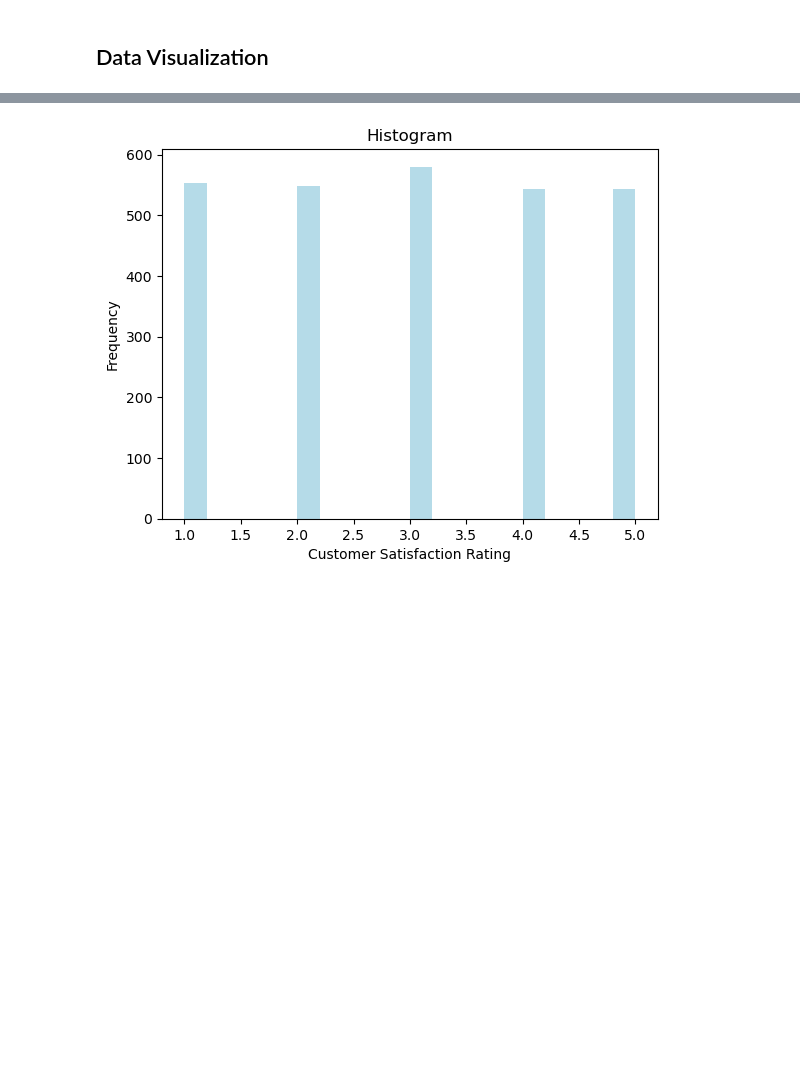
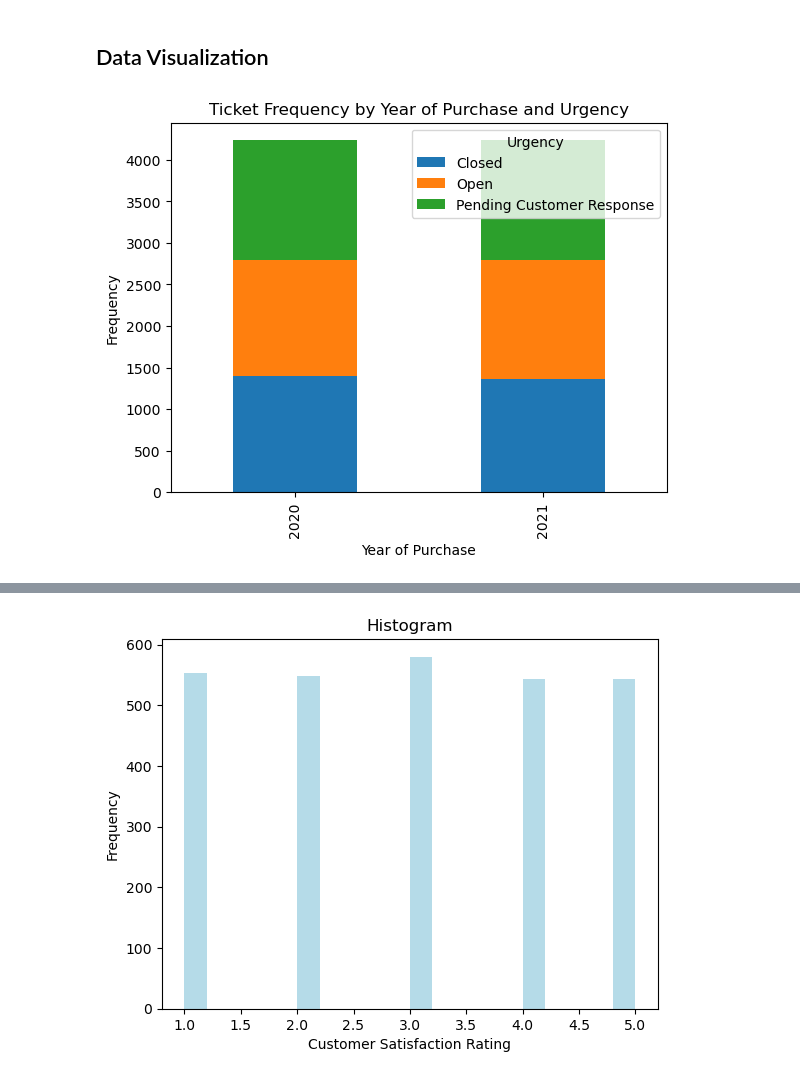
Before and after one commit to andkuster/customer-support-ticket, a Jupyter notebook: portfolio_sentimental_analysis.ipynb, the cells around one changed output, grey strips where cells are left out. Cells and saved outputs as stored; diff of their text form; code cells hidden in the pictures; blank space fills up the shorter version.

```diff
--- a/portfolio_sentimental_analysis.ipynb
+++ b/portfolio_sentimental_analysis.ipynb
@@ -181,3 +181,22 @@ df.describe().transpose()
 | Customer Satisfaction Rating | 2769.0 | 2.991333 | 1.407016 | 1.0 | 2.0 | 3.0 | 4.0 | 5.0 |
 # %% [markdown]
 ## Data Visualization
+# %%
+# Converting date string to datetime
+df['Date of Purchase'] = pd.to_datetime(df['Date of Purchase'])
+
+# Extracting month from Date column
+df['Month'] = df['Date of Purchase'].dt.year
+
+# Grouping by Month and Urgency, and counting occurrences
+grouped = df.groupby(['Month', 'Ticket Status']).size().unstack()
+
+# Plotting
+grouped.plot(kind='bar', stacked=True)
+plt.xlabel('Year of Purchase')
+plt.ylabel('Frequency')
+plt.title('Ticket Frequency by Year of Purchase and Urgency')
+plt.legend(title='Urgency')
+plt.show()
+# %% [output]
+[figure, added]
```
Also changed, not shown: parts of 1 cell of this notebook.
